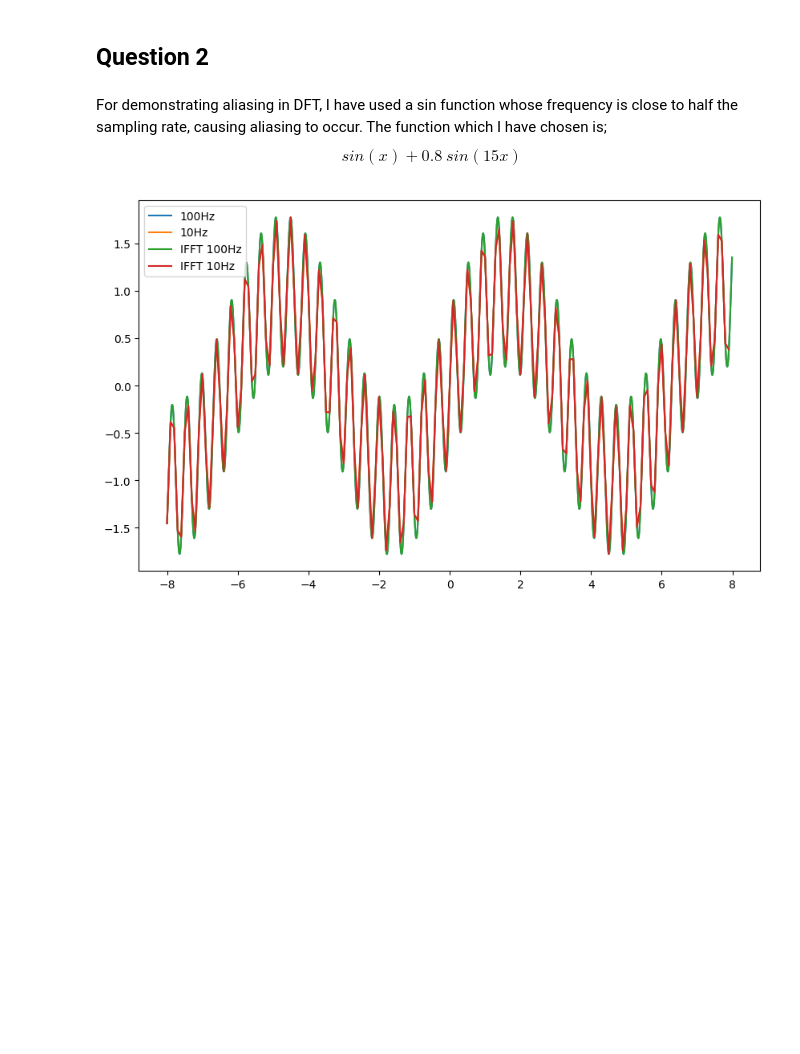
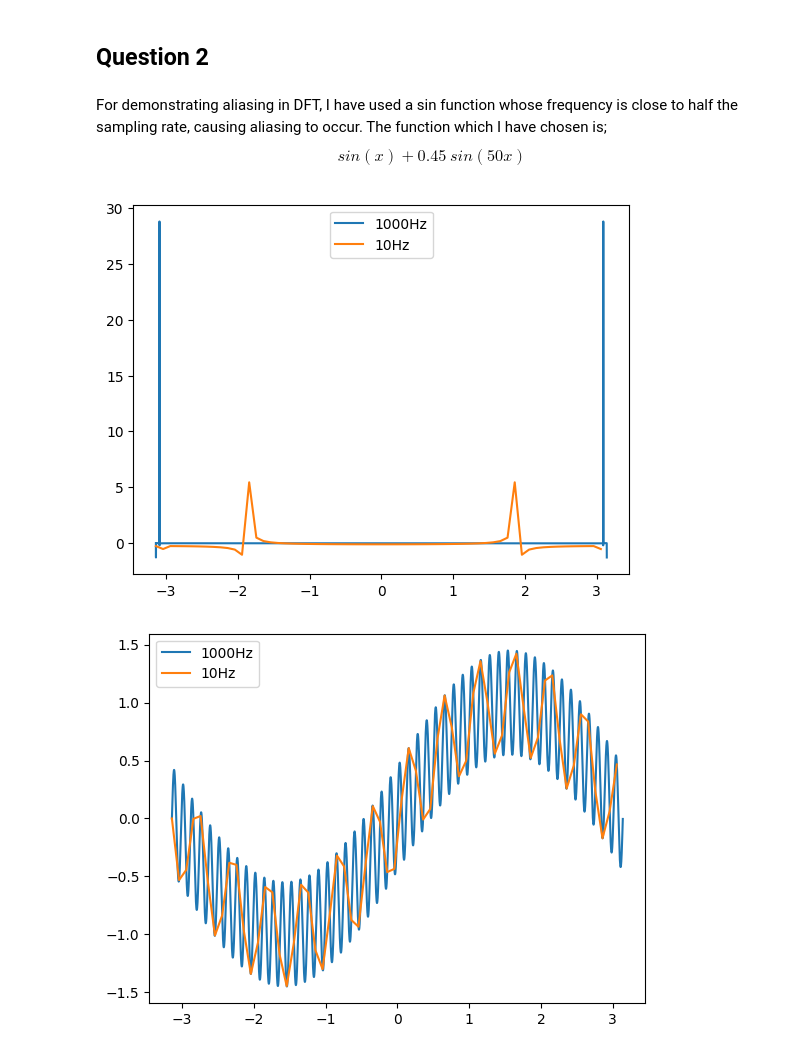
Before and after one commit to VinukaSilva/CM2607-CW, a Jupyter notebook: Question 2.ipynb, the cells around one changed output. Cells and saved outputs as stored; diff of their text form; code cells hidden in the pictures; blank space fills up the shorter version.

```diff
--- a/Question 2.ipynb
+++ b/Question 2.ipynb
@@ -6,28 +6,29 @@ import scipy.fftpack as sfft
 import matplotlib.pyplot as plt
 # %% [markdown]
 For demonstrating aliasing in DFT, I have used a sin function whose frequency is close to half the sampling rate, causing aliasing to occur. The function which I have chosen is;
-                                $$sin(x)+0.8 \ sin(15x)$$
+                                $$sin(x)+0.45 \ sin(50x)$$
-# %%
-x1 = np.arange(-8,8, 0.01)
-x2 = np.arange(-8,8, 0.1)
-
-y1 = np.sin(x1) + 0.8*np.sin(15*x1)
-y2 = np.sin(x2) + 0.8*np.sin(15*x2)
-
-# DFT
-yf1 = sfft.fft(y1)
-yf2 = sfft.fft(y2)
-
-# IDFT
-yf1_ = sfft.ifft(yf1)
-yf2_ = sfft.ifft(yf2)
-
-plt.figure(figsize=(10, 6))
-plt.plot(x1,y1)
-plt.plot(x2,y2)
-plt.plot(x1,np.real(yf1_))
-plt.plot(x2,np.real(yf2_))
-plt.legend(["100Hz","10Hz","IFFT 100Hz","IFFT 10Hz"])
-plt.show()
-# %% [output]
-[figure, removed]
+# %%
+x = np.arange(-np.pi,np.pi, 0.001)
+x1 = np.arange(-np.pi,np.pi, 0.1)
+
+y = np.sin(x) + 0.45*np.sin(50*x)
+y1 = np.sin(x1) + 0.45*np.sin(50*x1)
+
+# DFT
+yf = np.fft.fft(y)
+yf1 = np.fft.fft(y1)
+
+# DFT Plot
+plt.plot(x,yf)
+plt.plot(x1,yf1)
+plt.legend(["1000Hz","10Hz"])
+plt.show()
+
+# Function Plot
+plt.plot(x,y)
+plt.plot(x1,y1)
+plt.legend(["1000Hz","10Hz"])
+plt.show()
+# %% [output]
+[figure, added]
+[figure, added]
```
